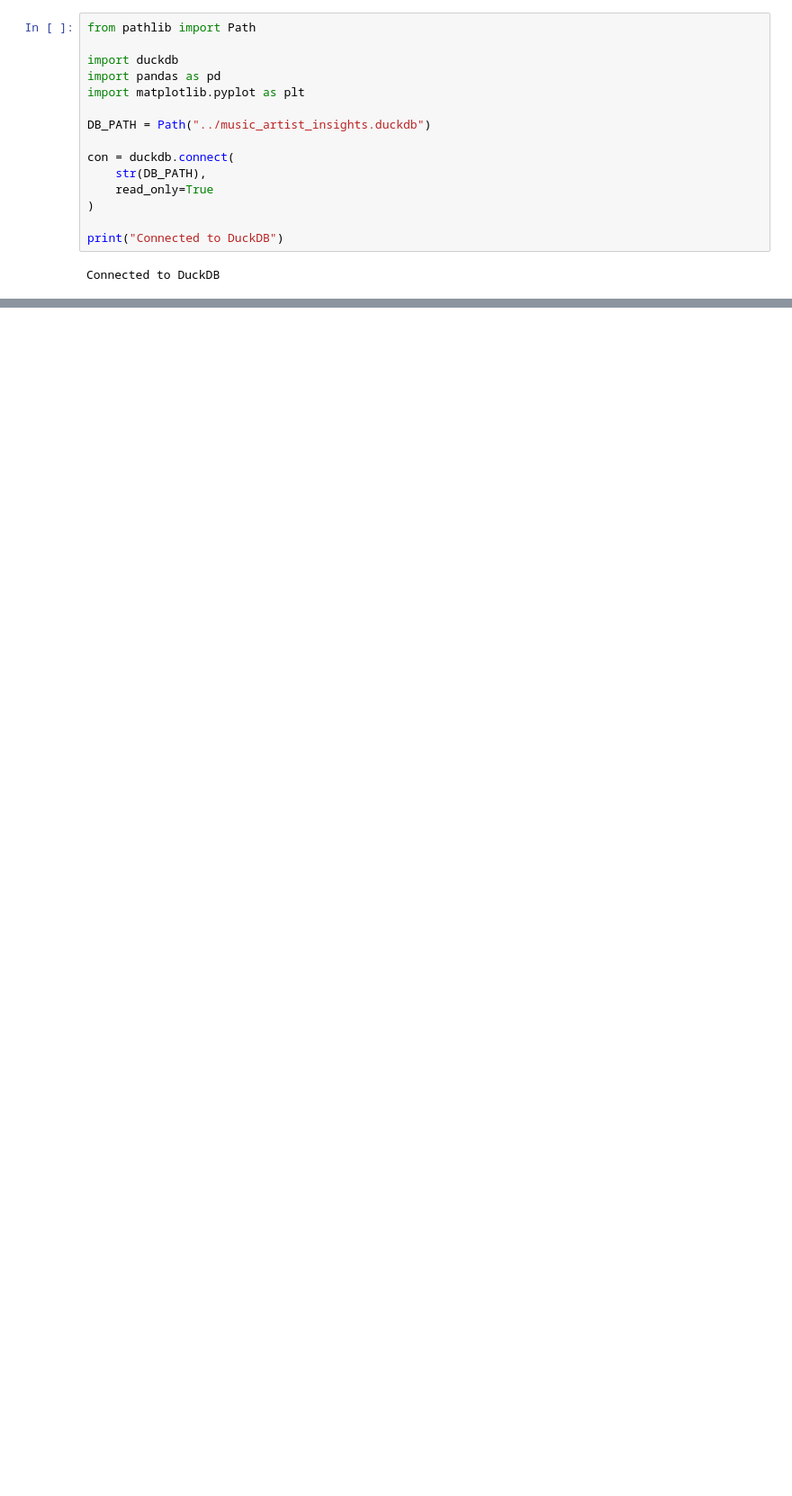
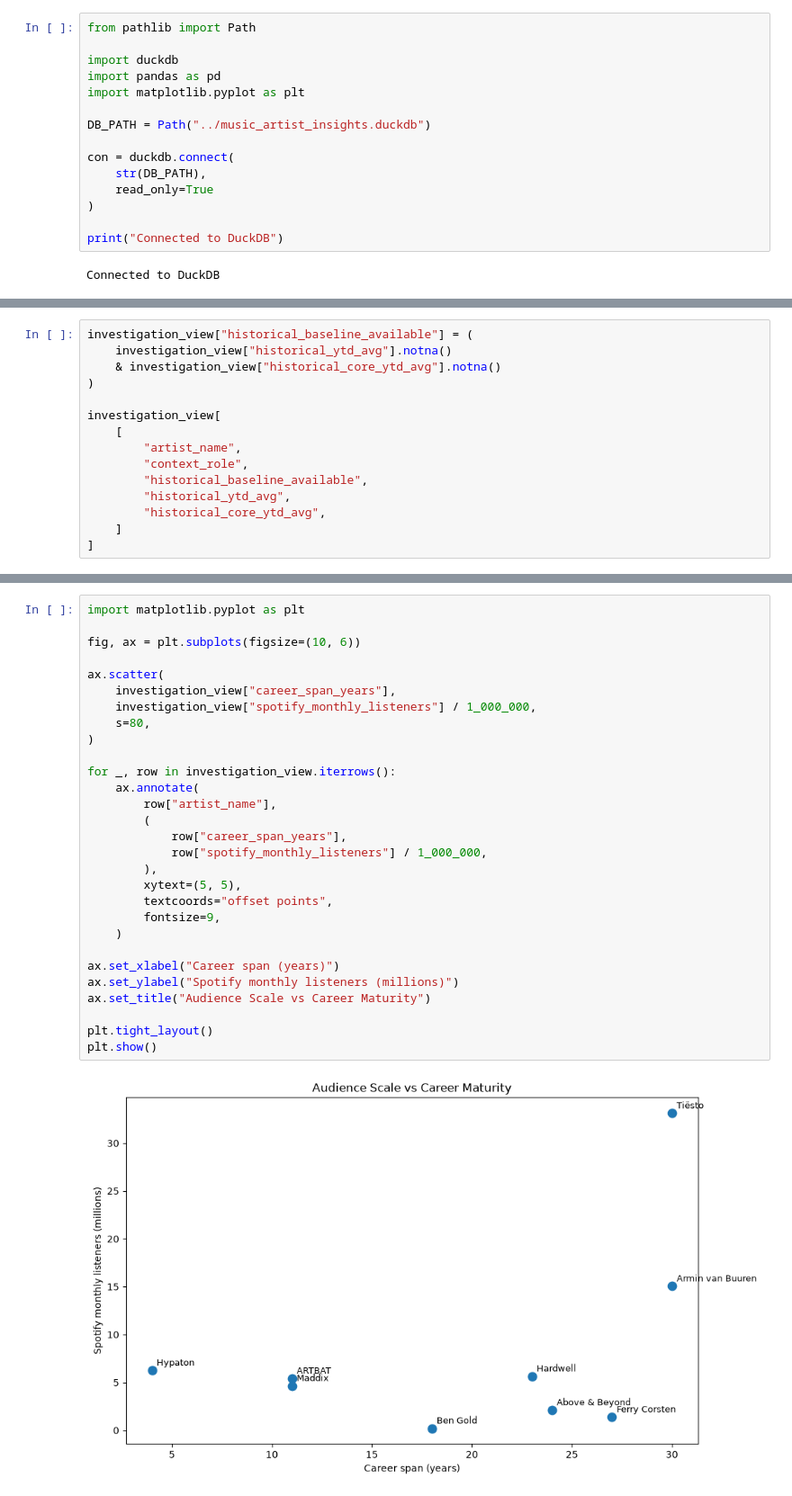
Before and after one commit to fyzctm/music-artist-insights, a Jupyter notebook: notebooks/02_artist_context_analysis.ipynb, the cells around one changed output, grey strips where cells are left out. Shown at 90% size. Drawn from its saved outputs; the diff is of its cells as text; blank space fills up the shorter version.

```diff
--- a/notebooks/02_artist_context_analysis.ipynb
+++ b/notebooks/02_artist_context_analysis.ipynb
@@ -341,0 +679,15 @@ latest_audience
+# %%
+investigation_view["historical_baseline_available"] = (
+    investigation_view["historical_ytd_avg"].notna()
+    & investigation_view["historical_core_ytd_avg"].notna()
+)
+
+investigation_view[
+    [
+        "artist_name",
+        "context_role",
+        "historical_baseline_available",
+        "historical_ytd_avg",
+        "historical_core_ytd_avg",
+    ]
+]
@@ -341,0 +705,31 @@ latest_audience
+# %%
+import matplotlib.pyplot as plt
+
+fig, ax = plt.subplots(figsize=(10, 6))
+
+ax.scatter(
+    investigation_view["career_span_years"],
+    investigation_view["spotify_monthly_listeners"] / 1_000_000,
+    s=80,
+)
+
+for _, row in investigation_view.iterrows():
+    ax.annotate(
+        row["artist_name"],
+        (
+            row["career_span_years"],
+            row["spotify_monthly_listeners"] / 1_000_000,
+        ),
+        xytext=(5, 5),
+        textcoords="offset points",
+        fontsize=9,
+    )
+
+ax.set_xlabel("Career span (years)")
+ax.set_ylabel("Spotify monthly listeners (millions)")
+ax.set_title("Audience Scale vs Career Maturity")
+
+plt.tight_layout()
+plt.show()
+# %% [output]
+[figure, added]
```
Also changed, not shown: parts of 95 cells of this notebook, 15 other files.
